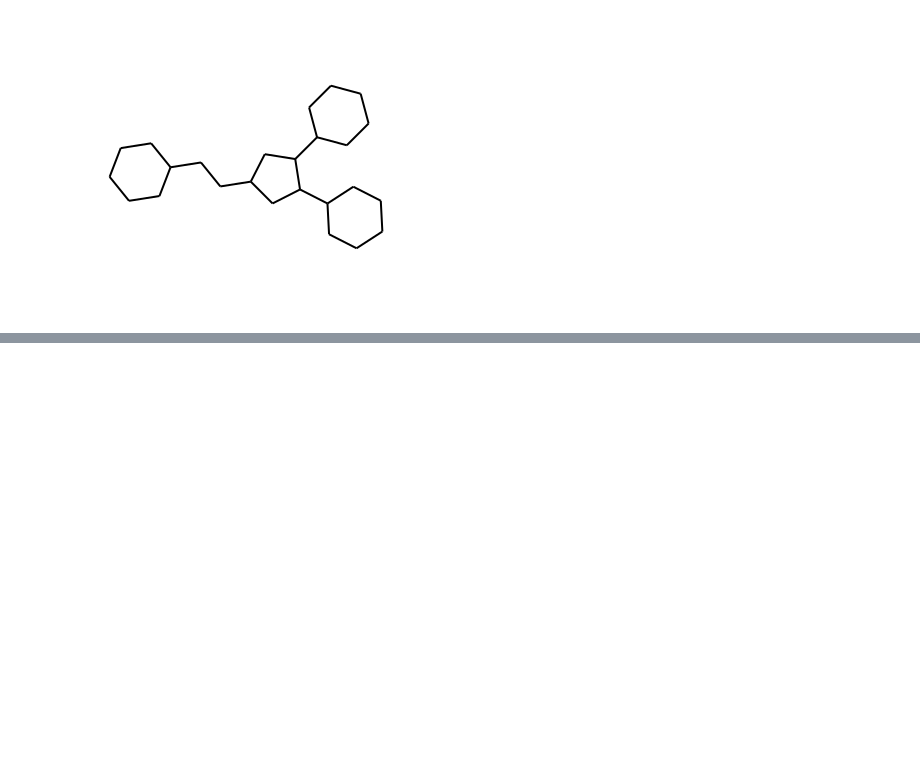
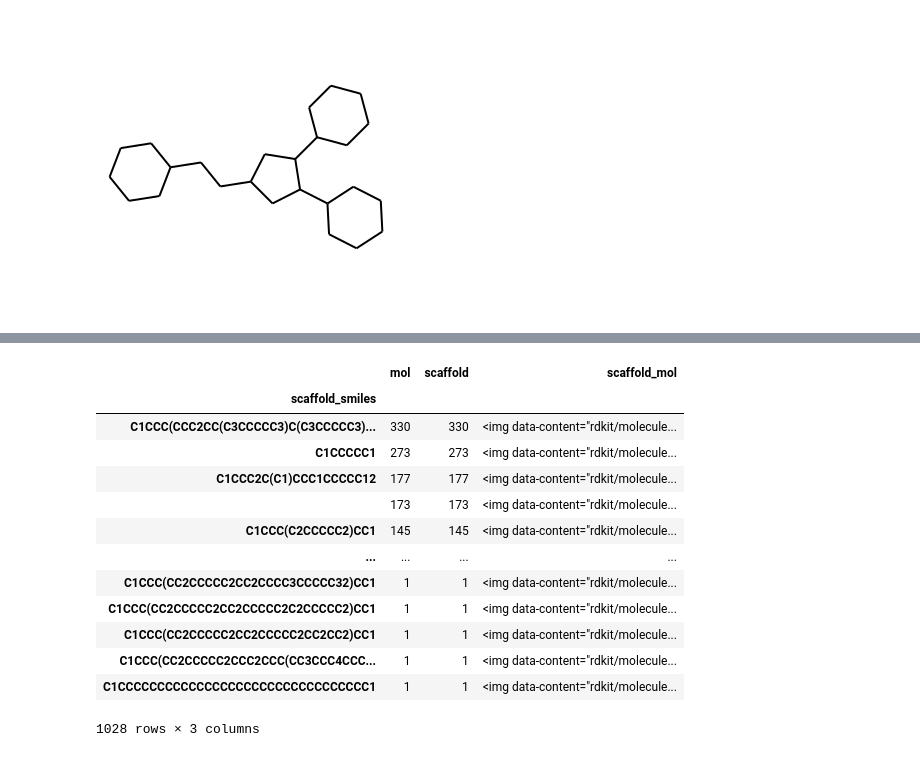
Before and after one commit to lich-uct/cdd2022, a Jupyter notebook: zoubkovm/cviko9.ipynb, the cells around one changed output, grey strips where cells are left out. Cells and saved outputs as stored; diff of their text form; code cells hidden in the pictures; blank space fills up the shorter version.

```diff
--- a/zoubkovm/cviko9.ipynb
+++ b/zoubkovm/cviko9.ipynb
@@ -235,5 +214,7 @@ pic_count
 # %%
-can_scaffolds_smiles = [(i, Chem.MolToSmiles(scaffold(ligand))) for i, ligand in enumerate(ligs)]
+can_scaffolds_smiles = []
+for i, ligand in enumerate(ligs):
+    can_scaffolds_smiles.append((i, Chem.MolToSmiles(scaffold(ligand))))
 can_scaffolds_smiles[:20]
 # %% [output]
 [(0, 'C1CCC2C(C1)CCC1CCCCC12'),
@@ -324,0 +335,11 @@ Draw.MolToImage(m)
+# %%
+def mol2scaffold(mol):
+    try:
+        scaffold1 = MurckoScaffold.GetScaffoldForMol(mol)
+        scaffold2 = MurckoScaffold.MakeScaffoldGeneric(scaffold1)
+        scaffold3 = MurckoScaffold.GetScaffoldForMol(scaffold2)
+    except ValueError:
+        return Chem.MolFromSmiles('*')
+    return scaffold3
+# %%
+ligands = pd.DataFrame(ligs, columns=['mol'])
@@ -324,0 +350,5 @@ Draw.MolToImage(m)
+# %%
+ligands['scaffold'] = ligands['mol'].apply(mol2scaffold)
+ligands['scaffold_smiles'] = ligands['scaffold'].apply(lambda x: Chem.MolToSmiles(x))
+HTML(ligands.head(20).to_html(formatters={'mol': mol2display_png, 'scaffold': mol2display_png}, escape=False))
+#vykreslovat pres head, aby se to nekouslo
@@ -324,0 +357,20 @@ Draw.MolToImage(m)
+# %%
+ligands_scaffolds = ligands.groupby('scaffold_smiles').count()
+ligands_scaffolds.sort_values('scaffold', inplace=True, ascending=False)
+ligands_scaffolds['scaffold_mol'] = ligands_scaffolds.index.to_series().apply(lambda x: Chem.MolFromSmiles(x))
+ligands_scaffolds
+# %% [output]
+|  | mol | scaffold | scaffold_mol |
+| scaffold_smiles |  |  |  |
+| C1CCC(CCC2CC(C3CCCCC3)C(C3CCCCC3)... | 330 | 330 | <img data-content="rdkit/molecule... |
+| C1CCCCC1 | 273 | 273 | <img data-content="rdkit/molecule... |
+| C1CCC2C(C1)CCC1CCCCC12 | 177 | 177 | <img data-content="rdkit/molecule... |
+|  | 173 | 173 | <img data-content="rdkit/molecule... |
+| C1CCC(C2CCCCC2)CC1 | 145 | 145 | <img data-content="rdkit/molecule... |
+| ... | ... | ... | ... |
+| C1CCC(CC2CCCCC2CC2CCCC3CCCCC32)CC1 | 1 | 1 | <img data-content="rdkit/molecule... |
+| C1CCC(CC2CCCCC2CC2CCCCC2C2CCCCC2)CC1 | 1 | 1 | <img data-content="rdkit/molecule... |
+| C1CCC(CC2CCCCC2CC2CCCCC2CC2CC2)CC1 | 1 | 1 | <img data-content="rdkit/molecule... |
+| C1CCC(CC2CCCCC2CCC2CCC(CC3CCC4CCC... | 1 | 1 | <img data-content="rdkit/molecule... |
+| C1CCCCCCCCCCCCCCCCCCCCCCCCCCCCCCCC1 | 1 | 1 | <img data-content="rdkit/molecule... |
+1028 rows × 3 columns
```
Also changed, not shown: parts of 21 cells of this notebook.
